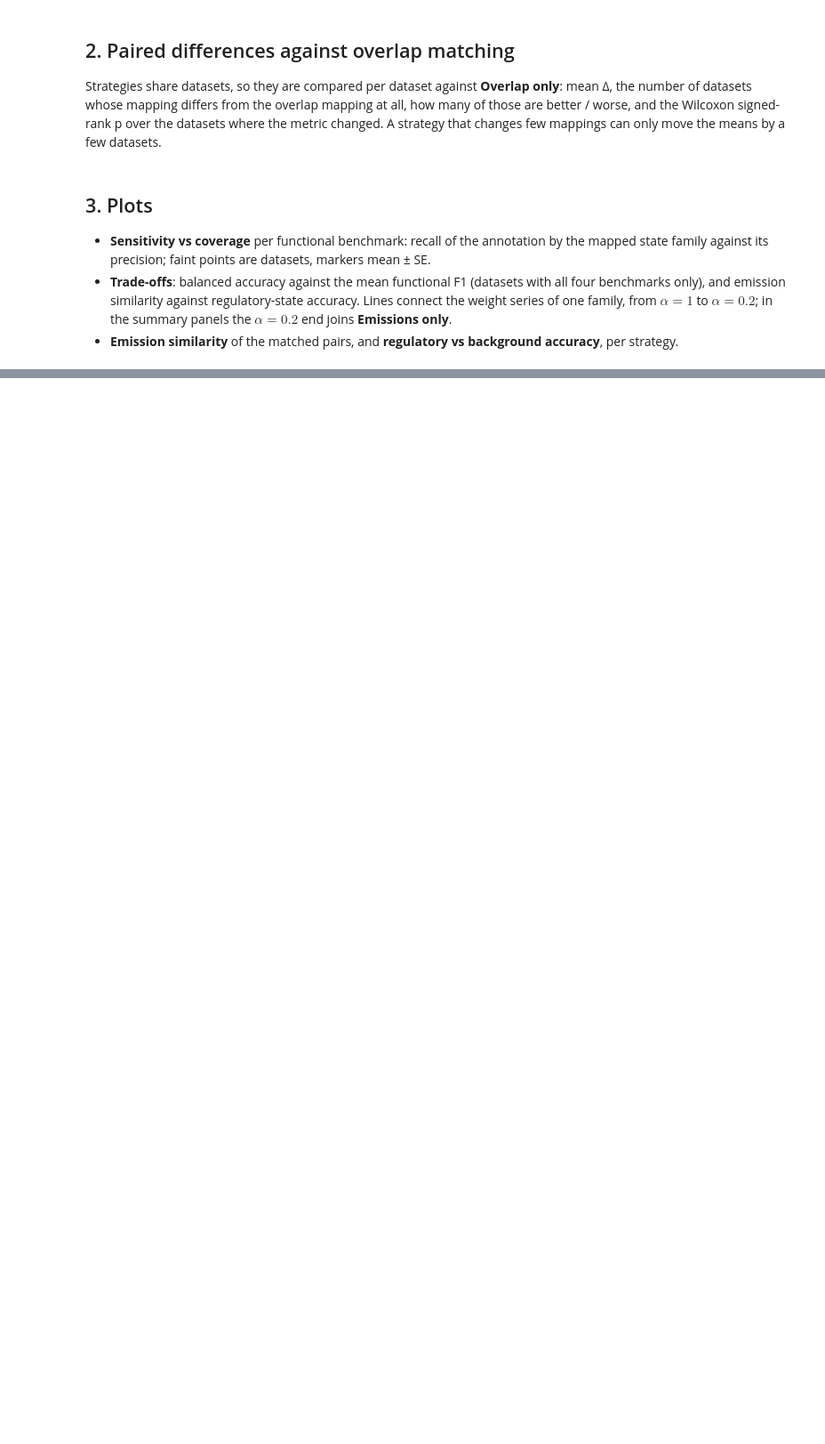
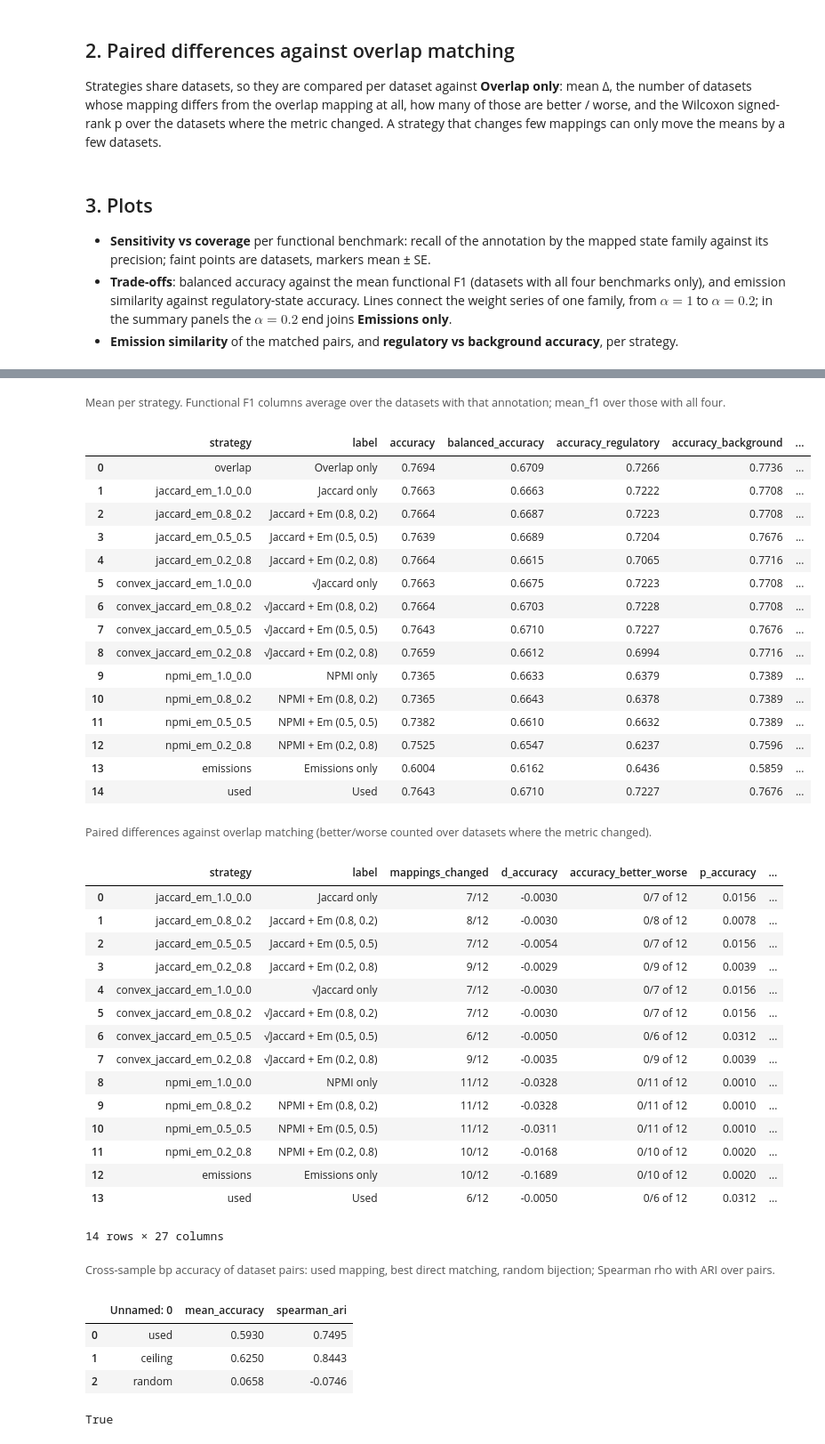
Before and after one commit to olegs/omni-chromhmm, a Jupyter notebook: match.ipynb, the cells around one changed output, grey strips where cells are left out. Shown at 89% size. Drawn from its saved outputs; the diff is of its cells as text; code cells hidden in the pictures; blank space fills up the shorter version.

Commit message:
Added Chance Corrected Rand Index ARI to match.ipynb

```diff
--- a/match.ipynb
+++ b/match.ipynb
@@ -413,6 +625,49 @@ utils.bar_plot(df_reg_bg, x="strategy", y="acc_value", order=strategy_order,
 # %%
 show_table(f"{OUT}/matching_strategies_summary.tsv",
            caption="Mean per strategy. Functional F1 columns average over the datasets with that annotation; mean_f1 over those with all four.")
 show_table(f"{OUT}/matching_strategies_vs_overlap.tsv",
            caption="Paired differences against overlap matching (better/worse counted over datasets where the metric changed).")
+show_table(f"{OUT}/cross_sample_summary.tsv",
+           caption="Cross-sample bp accuracy of dataset pairs: used mapping, best direct matching, random bijection; Spearman rho with ARI over pairs.")
+# %% [output]
+Mean per strategy. Functional F1 columns average over the datasets with that annotation; mean_f1 over those with all four.
+|  | strategy | label | accuracy | balanced_accuracy | accuracy_regulatory | accuracy_background | ... |
+| 0 | overlap | Overlap only | 0.7694 | 0.6709 | 0.7266 | 0.7736 | ... |
+| 1 | jaccard_em_1.0_0.0 | Jaccard only | 0.7663 | 0.6663 | 0.7222 | 0.7708 | ... |
+| 2 | jaccard_em_0.8_0.2 | Jaccard + Em (0.8, 0.2) | 0.7664 | 0.6687 | 0.7223 | 0.7708 | ... |
+| 3 | jaccard_em_0.5_0.5 | Jaccard + Em (0.5, 0.5) | 0.7639 | 0.6689 | 0.7204 | 0.7676 | ... |
+| 4 | jaccard_em_0.2_0.8 | Jaccard + Em (0.2, 0.8) | 0.7664 | 0.6615 | 0.7065 | 0.7716 | ... |
+| 5 | convex_jaccard_em_1.0_0.0 | √Jaccard only | 0.7663 | 0.6675 | 0.7223 | 0.7708 | ... |
+| 6 | convex_jaccard_em_0.8_0.2 | √Jaccard + Em (0.8, 0.2) | 0.7664 | 0.6703 | 0.7228 | 0.7708 | ... |
+| 7 | convex_jaccard_em_0.5_0.5 | √Jaccard + Em (0.5, 0.5) | 0.7643 | 0.6710 | 0.7227 | 0.7676 | ... |
+| 8 | convex_jaccard_em_0.2_0.8 | √Jaccard + Em (0.2, 0.8) | 0.7659 | 0.6612 | 0.6994 | 0.7716 | ... |
+| 9 | npmi_em_1.0_0.0 | NPMI only | 0.7365 | 0.6633 | 0.6379 | 0.7389 | ... |
+| 10 | npmi_em_0.8_0.2 | NPMI + Em (0.8, 0.2) | 0.7365 | 0.6643 | 0.6378 | 0.7389 | ... |
+| 11 | npmi_em_0.5_0.5 | NPMI + Em (0.5, 0.5) | 0.7382 | 0.6610 | 0.6632 | 0.7389 | ... |
+| 12 | npmi_em_0.2_0.8 | NPMI + Em (0.2, 0.8) | 0.7525 | 0.6547 | 0.6237 | 0.7596 | ... |
+| 13 | emissions | Emissions only | 0.6004 | 0.6162 | 0.6436 | 0.5859 | ... |
+| 14 | used | Used | 0.7643 | 0.6710 | 0.7227 | 0.7676 | ... |
+Paired differences against overlap matching (better/worse counted over datasets where the metric changed).
+|  | strategy | label | mappings_changed | d_accuracy | accuracy_better_worse | p_accuracy | ... |
+| 0 | jaccard_em_1.0_0.0 | Jaccard only | 7/12 | -0.0030 | 0/7 of 12 | 0.0156 | ... |
+| 1 | jaccard_em_0.8_0.2 | Jaccard + Em (0.8, 0.2) | 8/12 | -0.0030 | 0/8 of 12 | 0.0078 | ... |
+| 2 | jaccard_em_0.5_0.5 | Jaccard + Em (0.5, 0.5) | 7/12 | -0.0054 | 0/7 of 12 | 0.0156 | ... |
+| 3 | jaccard_em_0.2_0.8 | Jaccard + Em (0.2, 0.8) | 9/12 | -0.0029 | 0/9 of 12 | 0.0039 | ... |
+| 4 | convex_jaccard_em_1.0_0.0 | √Jaccard only | 7/12 | -0.0030 | 0/7 of 12 | 0.0156 | ... |
+| 5 | convex_jaccard_em_0.8_0.2 | √Jaccard + Em (0.8, 0.2) | 7/12 | -0.0030 | 0/7 of 12 | 0.0156 | ... |
+| 6 | convex_jaccard_em_0.5_0.5 | √Jaccard + Em (0.5, 0.5) | 6/12 | -0.0050 | 0/6 of 12 | 0.0312 | ... |
+| 7 | convex_jaccard_em_0.2_0.8 | √Jaccard + Em (0.2, 0.8) | 9/12 | -0.0035 | 0/9 of 12 | 0.0039 | ... |
+| 8 | npmi_em_1.0_0.0 | NPMI only | 11/12 | -0.0328 | 0/11 of 12 | 0.0010 | ... |
+| 9 | npmi_em_0.8_0.2 | NPMI + Em (0.8, 0.2) | 11/12 | -0.0328 | 0/11 of 12 | 0.0010 | ... |
+| 10 | npmi_em_0.5_0.5 | NPMI + Em (0.5, 0.5) | 11/12 | -0.0311 | 0/11 of 12 | 0.0010 | ... |
+| 11 | npmi_em_0.2_0.8 | NPMI + Em (0.2, 0.8) | 10/12 | -0.0168 | 0/10 of 12 | 0.0020 | ... |
+| 12 | emissions | Emissions only | 10/12 | -0.1689 | 0/10 of 12 | 0.0020 | ... |
+| 13 | used | Used | 6/12 | -0.0050 | 0/6 of 12 | 0.0312 | ... |
+14 rows × 27 columns
+Cross-sample bp accuracy of dataset pairs: used mapping, best direct matching, random bijection; Spearman rho with ARI over pairs.
+|  | Unnamed: 0 | mean_accuracy | spearman_ari |
+| 0 | used | 0.5930 | 0.7495 |
+| 1 | ceiling | 0.6250 | 0.8443 |
+| 2 | random | 0.0658 | -0.0746 |
+True
 # %% [markdown]
```
Also changed, not shown: parts of 8 cells of this notebook, 1 other file.
